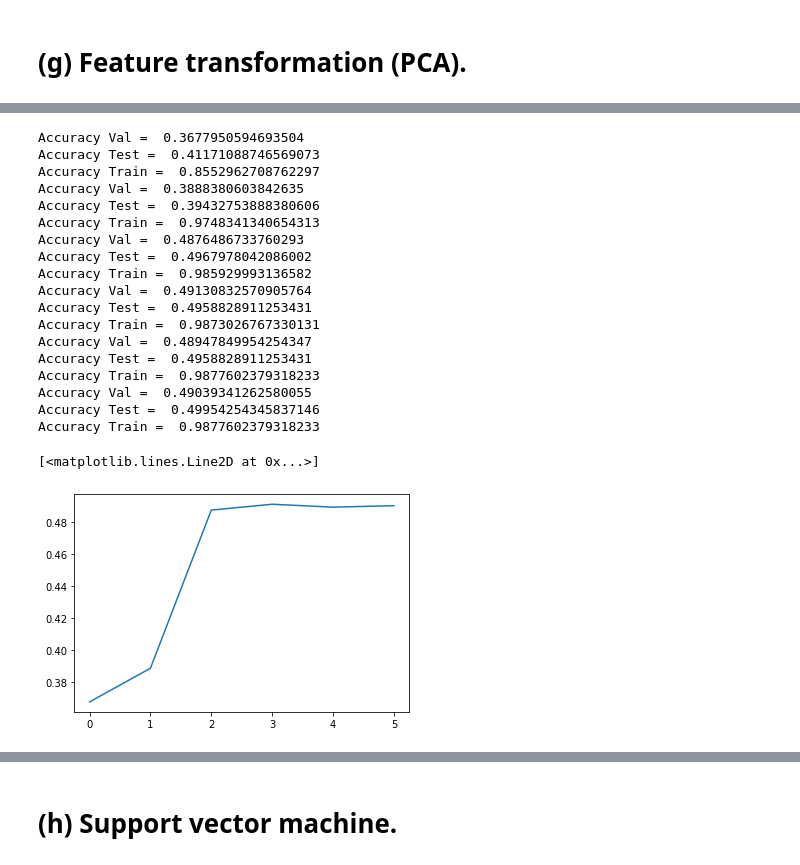
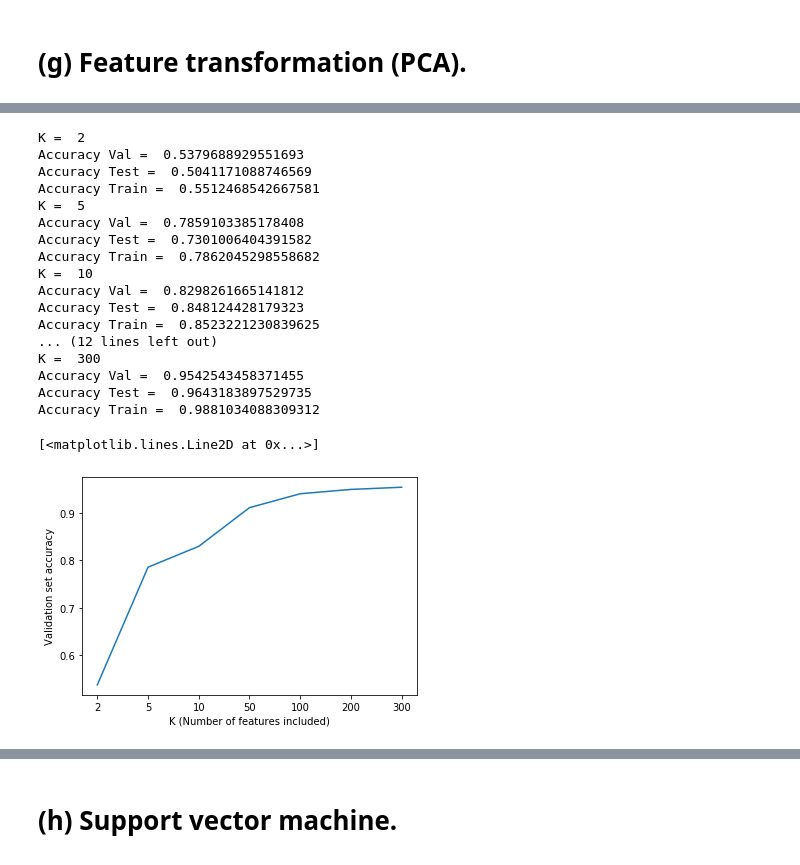
Before and after one commit to gurusarath1/ML_633_UCI_Smartphone-Based_Recognition_of_Human_Activities_and_Postural_Transitions, a Jupyter notebook: Final_Project.ipynb, the cells around one changed output, grey strips where cells are left out. Drawn from its saved outputs; the diff is of its cells as text; code cells hidden in the pictures.

```diff
--- a/Final_Project.ipynb
+++ b/Final_Project.ipynb
@@ -467,44 +523,44 @@ Shape of Val set  (1093, 100)
 # %%
 plotAcc = []
-for NumFeaturesInPCA in [10, 100, 200, 300, 400, 500]:
-    U , X_PCA_Train = PCA_ML633(X_train , NumFeaturesInPCA, plot='off')
+NumFeaturesInPCA = [2, 5, 10, 50, 100, 200, 300]
+for NumFeaturesInPCA in NumFeaturesInPCA:
+    print('K = ', NumFeaturesInPCA)
+    U , X_PCA = PCA_ML633(X , NumFeaturesInPCA, plot='off')
 
-    X_PCA_val = np.matmul(X_val, U)
-    X_PCA_test = np.matmul(X_test , U)
+    X_PCA_Train = X_PCA[:8742,:]
+    y_PCA_Train = y[:8742]
+    X_PCA_val = X_PCA[8742:9835,:]
+    y_PCA_val = y[8742:9835]
+    X_PCA_test = X_PCA[9835:,:]
+    y_PCA_test = y[9835:]
 
     clf = LogisticRegression()
-    clf.fit(X_PCA_Train, y_train+1)
+    clf.fit(X_PCA_Train, y_PCA_Train+1)
 
     predictionsTrain = clf.predict(X_PCA_Train)
     predictionsVal = clf.predict(X_PCA_val)
     predictionsTest = clf.predict(X_PCA_test)
 
-    accVal = np.sum(predictionsVal == (y_val+1)) / y_val.shape[0]
+    accVal = np.sum(predictionsVal == (y_PCA_val+1)) / y_PCA_val.shape[0]
     print('Accuracy Val = ', accVal )
-    print('Accuracy Test = ', np.sum(predictionsTest == (y_test+1)) / y_test.shape[0] )
-    print('Accuracy Train = ', np.sum(predictionsTrain == (y_train+1)) / y_train.shape[0] )
+    print('Accuracy Test = ', np.sum(predictionsTest == (y_PCA_test+1)) / y_PCA_test.shape[0] )
+    print('Accuracy Train = ', np.sum(predictionsTrain == (y_PCA_Train+1)) / y_PCA_Train.shape[0] )
     plotAcc.append(accVal)
-
-plt.figure()
-plt.plot(plotAcc)
 # %% [output]
-Accuracy Val =  0.3677950594693504
-Accuracy Test =  0.41171088746569073
-Accuracy Train =  0.8552962708762297
-Accuracy Val =  0.3888380603842635
-Accuracy Test =  0.39432753888380606
-Accuracy Train =  0.9748341340654313
-Accuracy Val =  0.4876486733760293
-Accuracy Test =  0.4967978042086002
-Accuracy Train =  0.985929993136582
-Accuracy Val =  0.49130832570905764
-Accuracy Test =  0.4958828911253431
-Accuracy Train =  0.9873026767330131
-Accuracy Val =  0.48947849954254347
-Accuracy Test =  0.4958828911253431
-Accuracy Train =  0.9877602379318233
-Accuracy Val =  0.49039341262580055
-Accuracy Test =  0.49954254345837146
-Accuracy Train =  0.9877602379318233
+K =  2
+Accuracy Val =  0.5379688929551693
+Accuracy Test =  0.5041171088746569
+Accuracy Train =  0.5512468542667581
+K =  5
+Accuracy Val =  0.7859103385178408
+Accuracy Test =  0.7301006404391582
+Accuracy Train =  0.7862045298558682
+K =  10
+Accuracy Val =  0.8298261665141812
+Accuracy Test =  0.848124428179323
+Accuracy Train =  0.8523221230839625
+... (12 lines left out)
+K =  300
+Accuracy Val =  0.9542543458371455
+Accuracy Test =  0.9643183897529735
+Accuracy Train =  0.9881034088309312
-[<matplotlib.lines.Line2D at 0x...>]
-[figure, removed]
@@ -514,0 +567,11 @@ X_PCA_test = np.matmul(X_test , U)
+# %%
+plt.figure()
+plt.ylabel('Validation set accuracy')
+plt.xlabel('K (Number of features included)')
+locs, labels = plt.xticks()
+NumFeaturesInPCA = [2, 5, 10, 50, 100, 200, 300]
+plt.xticks(np.arange(len(NumFeaturesInPCA)), NumFeaturesInPCA)
+plt.plot(plotAcc)
+# %% [output]
+[<matplotlib.lines.Line2D at 0x...>]
+[figure, added]
```
Also changed, not shown: parts of 22 cells of this notebook.
